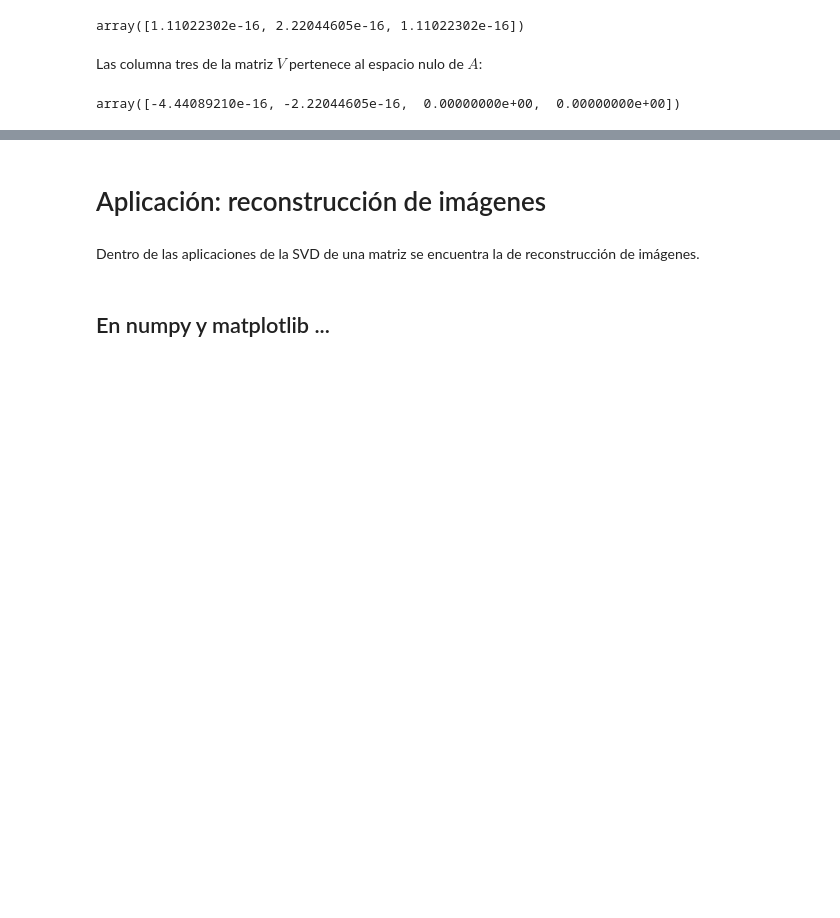
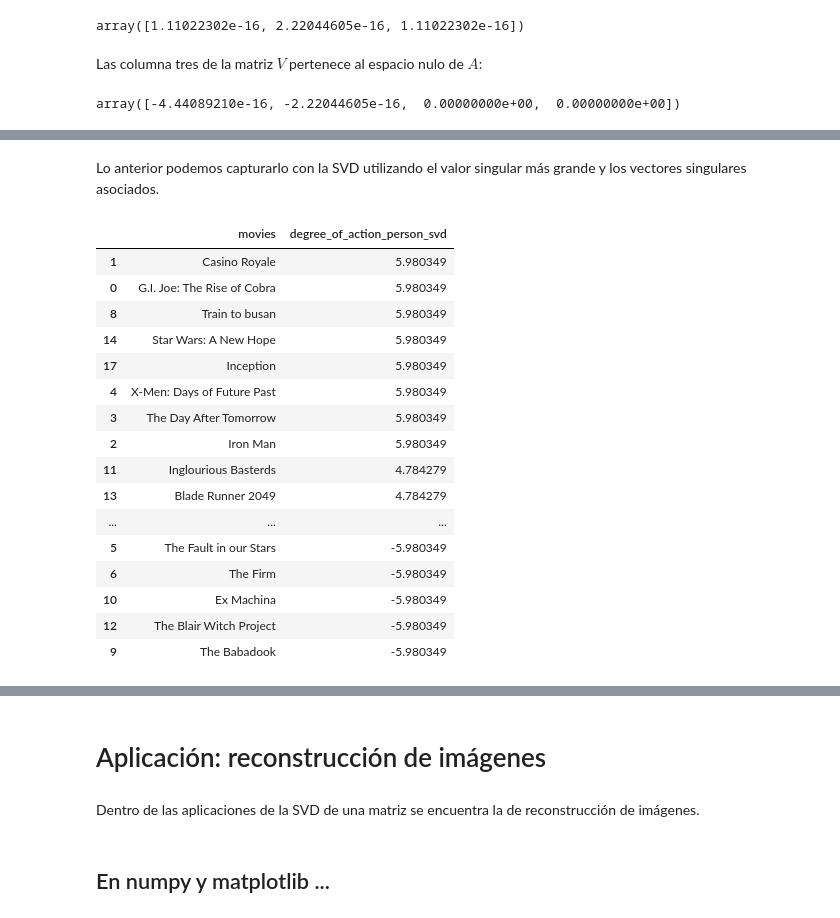
Before and after one commit to palmoreck/laboratorios, a Jupyter notebook: reconstruccion_de_imagenes/2_reconstruccion_de_imagenes.ipynb, the cells around one changed output, grey strips where cells are left out. Saved outputs shown, nothing was run; the diff lists cells and outputs as text; code cells hidden in the pictures; blank space fills up the shorter version.

```diff
--- a/reconstruccion_de_imagenes/2_reconstruccion_de_imagenes.ipynb
+++ b/reconstruccion_de_imagenes/2_reconstruccion_de_imagenes.ipynb
@@ -254,0 +423,36 @@ array([-4.44089210e-16, -2.22044605e-16,  0.00000000e+00,  0.00000000e+00])
+# %% [markdown]
+Lo anterior podemos capturarlo con la SVD utilizando el valor singular más grande y los vectores singulares asociados.
+# %%
+U, S, V_T = np.linalg.svd(X)
+# %%
+largest_singular_value = S[0]
+left_singular_vector_of_largest_singular_value = U[:,0]
+right_singular_vector_of_largest_singular_value = V_T[0,:]
+# %%
+def ranking_of_action_movies(person):
+    return largest_singular_value*left_singular_vector_of_largest_singular_value[person]*right_singular_vector_of_largest_singular_value
+# %%
+person = 12
+interest_for_movies_person_2 = df_movies.assign(degree_of_action_person_svd=lambda df_movies: ranking_of_action_movies(person))
+interest_for_movies_person_2.drop(attribute_movies, axis=1,inplace=True)
+attribute_person_example_svd = "degree_of_action_person_svd"
+# %%
+interest_for_movies_person_2.sort_values(by=attribute_person_example_svd,ascending=False)
+# %% [output]
+|  | movies | degree_of_action_person_svd |
+| 1 | Casino Royale | 5.980349 |
+| 0 | G.I. Joe: The Rise of Cobra | 5.980349 |
+| 8 | Train to busan | 5.980349 |
+| 14 | Star Wars: A New Hope | 5.980349 |
+| 17 | Inception | 5.980349 |
+| 4 | X-Men: Days of Future Past | 5.980349 |
+| 3 | The Day After Tomorrow | 5.980349 |
+| 2 | Iron Man | 5.980349 |
+| 11 | Inglourious Basterds | 4.784279 |
+| 13 | Blade Runner 2049 | 4.784279 |
+| ... | ... | ... |
+| 5 | The Fault in our Stars | -5.980349 |
+| 6 | The Firm | -5.980349 |
+| 10 | Ex Machina | -5.980349 |
+| 12 | The Blair Witch Project | -5.980349 |
+| 9 | The Babadook | -5.980349 |
```
Also changed, not shown: parts of 29 cells of this notebook.
